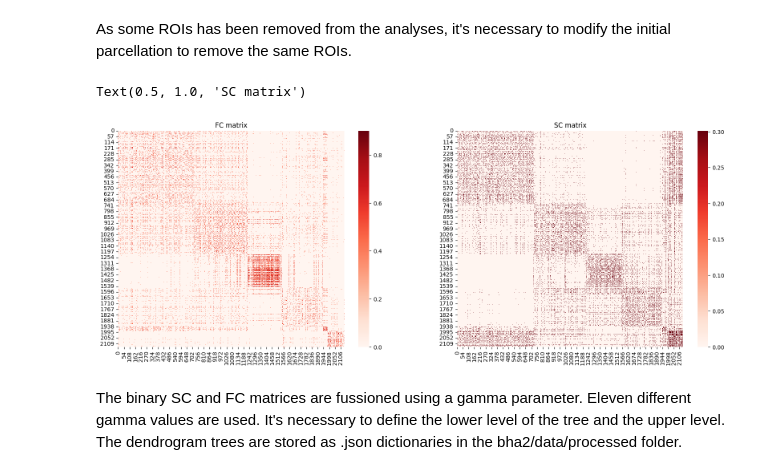
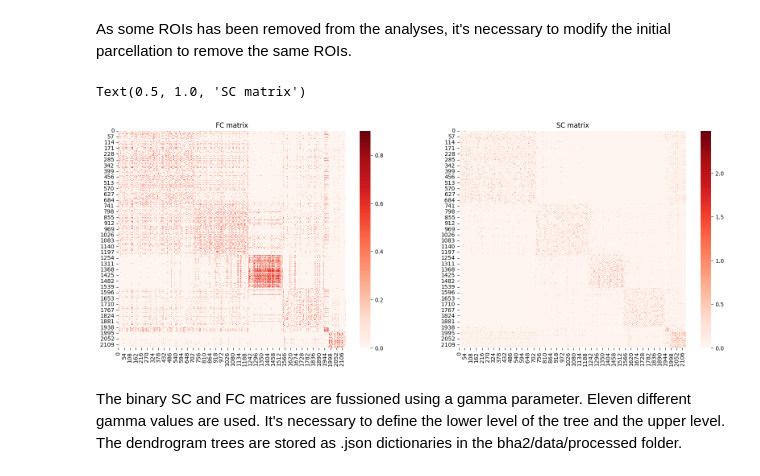
Before and after one commit to compneurobilbao/bha2, a Jupyter notebook: notebooks/01-build-scfc-trees.ipynb, the cells around one changed output. Drawn from its saved outputs; the diff is of its cells as text; code cells hidden in the pictures.

```diff
--- a/notebooks/01-build-scfc-trees.ipynb
+++ b/notebooks/01-build-scfc-trees.ipynb
@@ -95,12 +95,12 @@ nib.save(parcellation_nonzero_img, os.path.join(
 # %%
 plot, ax = plt.subplots(1, 2, figsize=(20, 7))
 sns.heatmap(fcm_nonzero, ax=ax[0], cmap="Reds")
 ax[0].set_title("FC matrix")
-sns.heatmap(np.log10(scm_bin+1), ax=ax[1], cmap="Reds")
+sns.heatmap(np.log10(scm_nonzero+1), ax=ax[1], cmap="Reds")
 ax[1].set_title("SC matrix")
 # %% [output]
 Text(0.5, 1.0, 'SC matrix')
-[figure, old version]
+[figure, new version]
 # %% [markdown]
 The binary SC and FC matrices are fussioned using a gamma parameter. Eleven different gamma values are used. It's necessary to define the lower level of the tree and the upper level. The dendrogram trees are stored as .json dictionaries in the bha2/data/processed folder.
 # %%
```
Also changed, not shown: 2 other files.
